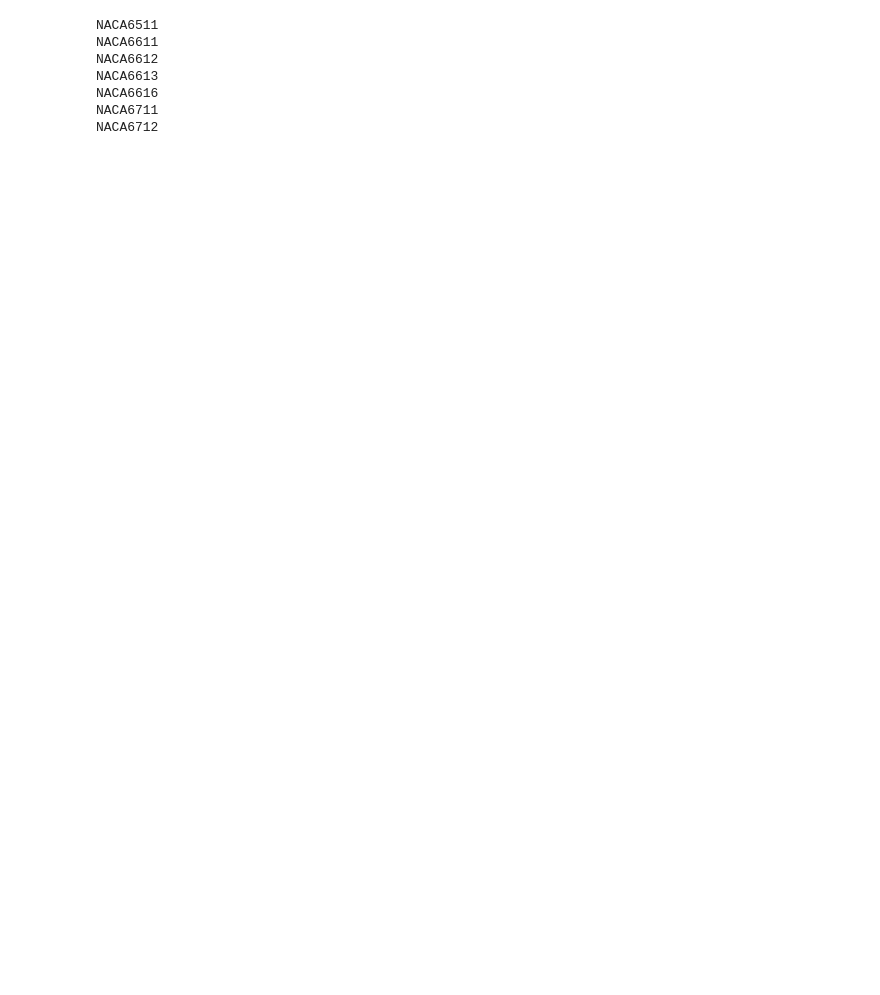
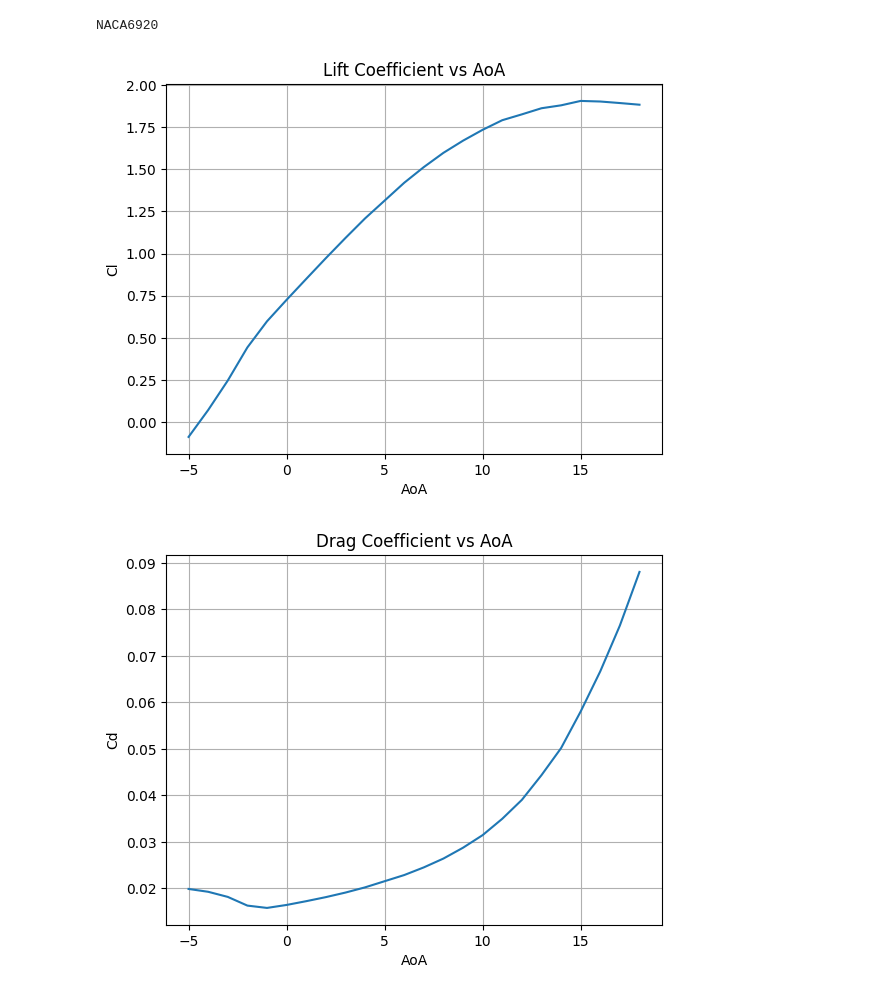
Before and after one commit to MehmetHakanSari/PotentialSolver, a Jupyter notebook: VekilModel/AirfoilClassifier/workspace.ipynb, the cells around one changed output. Cells and saved outputs as stored; diff of their text form; code cells hidden in the pictures; blank space fills up the shorter version.

```diff
--- a/VekilModel/AirfoilClassifier/workspace.ipynb
+++ b/VekilModel/AirfoilClassifier/workspace.ipynb
@@ -58,30 +58,28 @@ with open('../data/train_data/NACAxxxx_Re_1000000_pkl/NACA0101.pkl', 'rb') as f:
 # %%
 from dataextract import readairfoil
 from dataplotter import plotairfoil, compare_airfoils
 import os
 import numpy as np
 from classifier_objects import Airfoil
 import pickle
 from seach_foil import search_foil
 
 #Let this reading part opened while exe is started. So that, the datas will be ready to be used.
 data_path = '../data/train_data/'
 
 clcoeff_min = 1.1
-alpha_range = [4, 7]
+alpha_range = [5, 9]
 dCl_min = 0.10
 cdcoeff_max = 0.11
 clcd = [0.5]
-
+# ,
 # airfoils = search_foil(1000000, alpha_range, data_path, clcoeff_min, cdcoeff_max, clcd, dCl_min)
-airfoils = search_foil(1000000, alpha_range, data_path, Cl=1.25, Cd=0.02, ClCd_range=[0.6, 0.7])
+airfoils = search_foil(1000000, alpha_range, data_path, Cl=1.4, Cd=0.2, dClda_range=[0, 0.2])
 for i in airfoils:
     print(i.name)
+
+i.plot_polars(1000000, "lift", "drag", "liftdrag")
 # %% [output]
-NACA6511
-NACA6611
-NACA6612
-NACA6613
-NACA6616
-NACA6711
-NACA6712
+NACA6920
+[figure, added]
+[figure, added]
```
Also changed, not shown: parts of 1 cell of this notebook, 3 other files.
